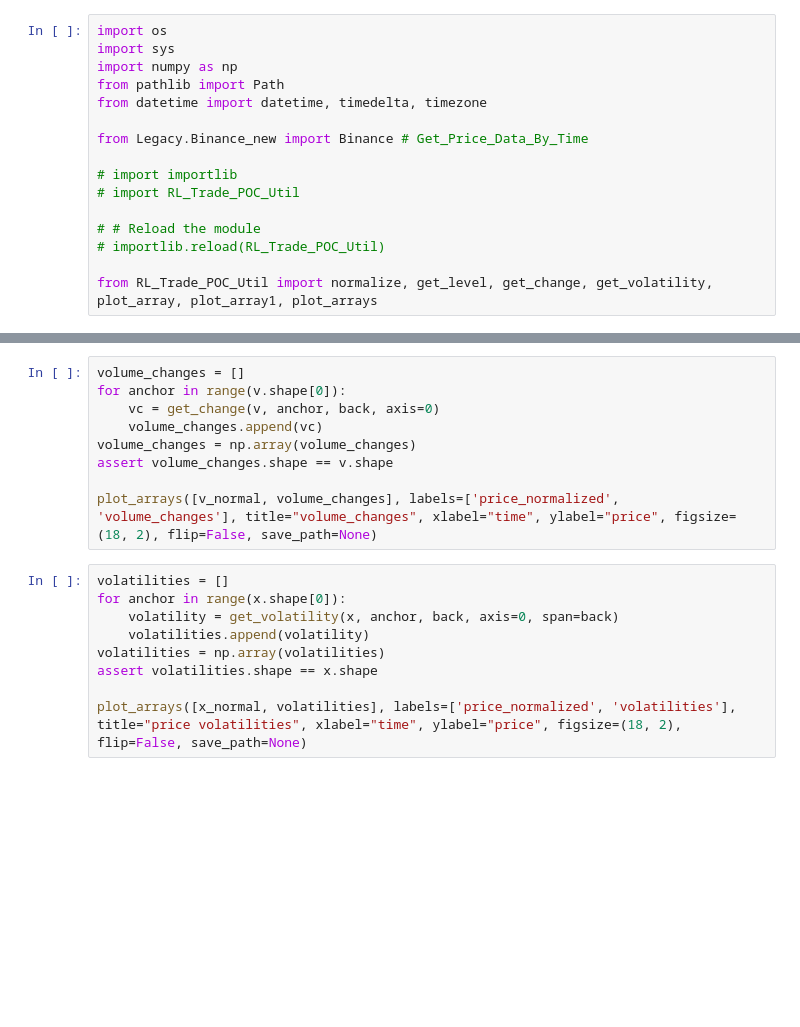
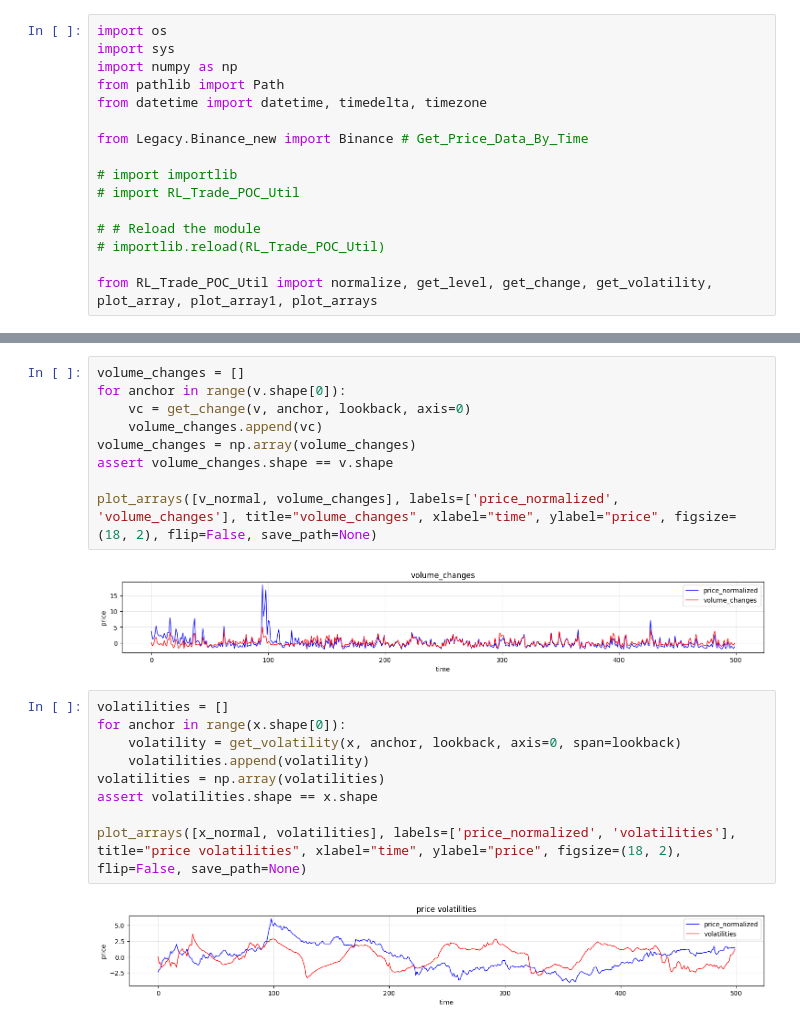
Before and after one commit to MachineLearningMike/Trade2026, a Jupyter notebook: modules/RL_Trade_POC.ipynb, the cells around one changed output, grey strips where cells are left out. Cells and saved outputs as stored; diff of their text form; blank space fills up the shorter version.

```diff
--- a/modules/RL_Trade_POC.ipynb
+++ b/modules/RL_Trade_POC.ipynb
@@ -74,21 +96,25 @@ plot_arrays([v_normal, levels], labels=['volume_normalized', 'levels'], title="v
 # %%
 volume_changes = []
 for anchor in range(v.shape[0]):
-    vc = get_change(v, anchor, back, axis=0)
+    vc = get_change(v, anchor, lookback, axis=0)
     volume_changes.append(vc)
 volume_changes = np.array(volume_changes)
 assert volume_changes.shape == v.shape
 
 plot_arrays([v_normal, volume_changes], labels=['price_normalized', 'volume_changes'], title="volume_changes", xlabel="time", ylabel="price", figsize=(18, 2), flip=False, save_path=None)
+# %% [output]
+[figure, added]
 # %%
 volatilities = []
 for anchor in range(x.shape[0]):
-    volatility = get_volatility(x, anchor, back, axis=0, span=back)
+    volatility = get_volatility(x, anchor, lookback, axis=0, span=lookback)
     volatilities.append(volatility)
 volatilities = np.array(volatilities)
 assert volatilities.shape == x.shape
 
 plot_arrays([x_normal, volatilities], labels=['price_normalized', 'volatilities'], title="price volatilities", xlabel="time", ylabel="price", figsize=(18, 2), flip=False, save_path=None)
+# %% [output]
+[figure, added]
 # %%
 from enum import Enum
 import torch
```
Also changed, not shown: parts of 14 cells of this notebook, 2 other files.
